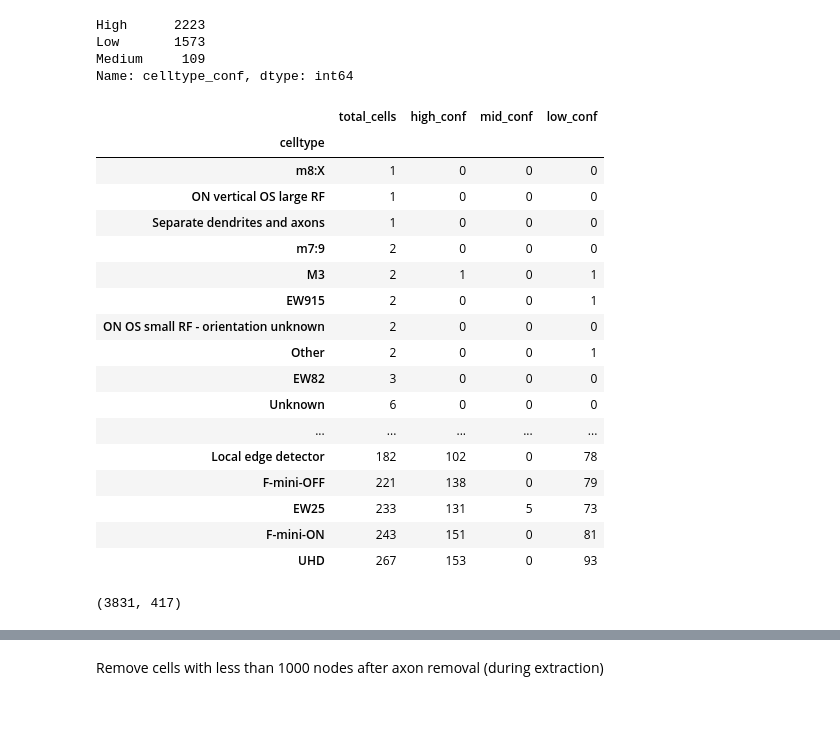
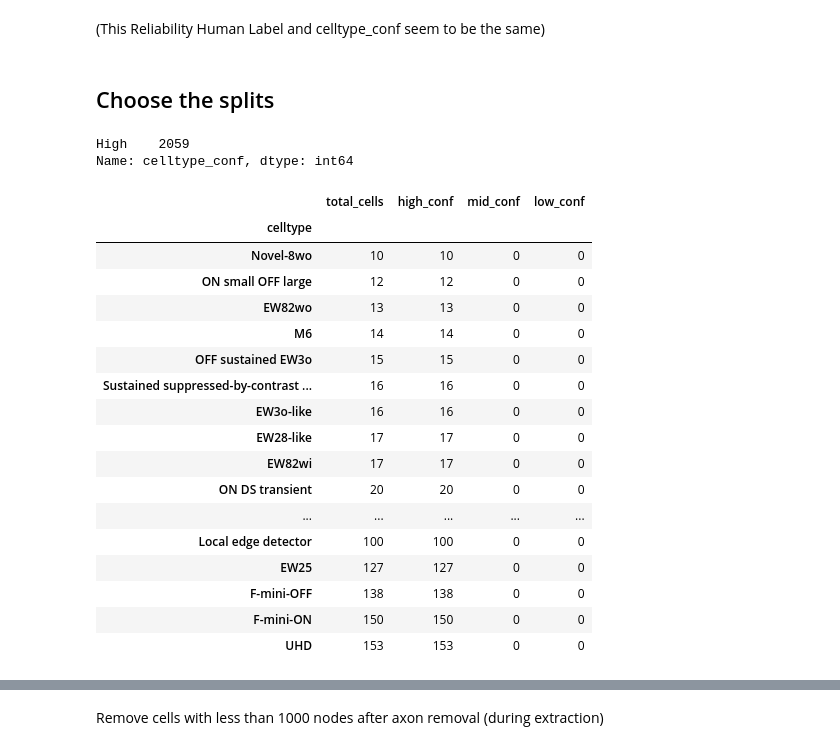
Before and after one commit to pegah81/ssl_neuron, a Jupyter notebook: ssl_neuron/data/split_data.ipynb, the cells around one changed output, grey strips where cells are left out. Cells and saved outputs as stored; diff of their text form; code cells hidden in the pictures; blank space fills up the shorter version.

Commit message:
trial 11 (remove  n_nodes, rmove bad cells, exclude 6 classes from train)

```diff
--- a/ssl_neuron/data/split_data.ipynb
+++ b/ssl_neuron/data/split_data.ipynb
@@ -13,9 +13,16 @@ sys.modules["numpy._core"] = numpy.core
 sys.modules["numpy._core.multiarray"] = numpy.core.multiarray
 sys.modules["numpy._core.numeric"] = numpy.core.numeric
 # %%
+CSV_PATH = Path(
+    "/gpfs01/berens/data/data/Eyewire2/morphologies-ew2/csv/main_all_cells/"
+    "Eyewire II Proofread Cells Main List - All Cells 2026-11-03.csv"
+)
+
+sheet = pd.read_csv(CSV_PATH)
+
 PICKLE_PATH = Path(
     "/gpfs01/berens/data/data/Eyewire2/database-exports/clf_rgcs_and_acs/"
     "df_rgcs_and_acs_2026-11-02-19h.pickle"
 )
 
-df_features = pd.read_pickle(PICKLE_PATH)
+df = pd.read_pickle(PICKLE_PATH)
@@ -21,0 +31,7 @@ df_features = pd.read_pickle(PICKLE_PATH)
+# %%
+df = pd.read_pickle(PICKLE_PATH).reset_index()
+df["Index"] = df["rows"].str.split(",")
+df = df.explode("Index")  # one row per spreadsheet row; cells with several rows get duplicated
+df["Index"]
+
+sheet = pd.read_csv(CSV_PATH, low_memory=False)
@@ -21,0 +82,12 @@ df_features = pd.read_pickle(PICKLE_PATH)
+# %%
+# Keep only high-confidence cells
+df = df[df['Reliability Human Label'] == 'High'].copy()
+
+# Keep only cell types with at least 10 high-confidence cells
+high_counts = df['celltype'].value_counts()
+valid_celltypes = high_counts[high_counts >= 10].index
+
+df = df[df['celltype'].isin(valid_celltypes)].copy()
+
+print(df.shape)
+print(df['celltype'].value_counts())
@@ -22,42 +112,44 @@ df_features = pd.read_pickle(PICKLE_PATH)
+# %% [markdown]
+(This Reliability Human Label and celltype_conf seem  to be the same)
+# %% [markdown]
+## Choose the splits
 # %%
-df_features['celltype_conf'].value_counts()
+df['celltype_conf'].value_counts()
 # %% [output]
-High      2223
-Low       1573
-Medium     109
+High    2059
 Name: celltype_conf, dtype: int64
 # %%
 summary = (
-    df_features[df_features["cellclass"] == "RGC"]
+    df[df["cellclass"] == "RGC"]
     .groupby("celltype")
     .agg(
         total_cells=("celltype", "size"),
         high_conf=("celltype_conf", lambda x: (x == "High").sum()),
         mid_conf=("celltype_conf", lambda x: (x == "Medium").sum()),
         low_conf=("celltype_conf", lambda x: (x == "Low").sum())
     )
     .sort_values("total_cells")
 )
 
 
 display(summary)
 # %% [output]
 |  | total_cells | high_conf | mid_conf | low_conf |
 | celltype |  |  |  |  |
-| m8:X | 1 | 0 | 0 | 0 |
-| ON vertical OS large RF | 1 | 0 | 0 | 0 |
-| Separate dendrites and axons | 1 | 0 | 0 | 0 |
-| m7:9 | 2 | 0 | 0 | 0 |
-| M3 | 2 | 1 | 0 | 1 |
-| EW915 | 2 | 0 | 0 | 1 |
-| ON OS small RF - orientation unknown | 2 | 0 | 0 | 0 |
-| Other | 2 | 0 | 0 | 1 |
-| EW82 | 3 | 0 | 0 | 0 |
-| Unknown | 6 | 0 | 0 | 0 |
+| Novel-8wo | 10 | 10 | 0 | 0 |
+| ON small OFF large | 12 | 12 | 0 | 0 |
+| EW82wo | 13 | 13 | 0 | 0 |
+| M6 | 14 | 14 | 0 | 0 |
+| OFF sustained EW3o | 15 | 15 | 0 | 0 |
+| Sustained suppressed-by-contrast ... | 16 | 16 | 0 | 0 |
+| EW3o-like | 16 | 16 | 0 | 0 |
+| EW28-like | 17 | 17 | 0 | 0 |
+| EW82wi | 17 | 17 | 0 | 0 |
+| ON DS transient | 20 | 20 | 0 | 0 |
 | ... | ... | ... | ... | ... |
-| Local edge detector | 182 | 102 | 0 | 78 |
-| F-mini-OFF | 221 | 138 | 0 | 79 |
-| EW25 | 233 | 131 | 5 | 73 |
-| F-mini-ON | 243 | 151 | 0 | 81 |
-| UHD | 267 | 153 | 0 | 93 |
+| Local edge detector | 100 | 100 | 0 | 0 |
+| EW25 | 127 | 127 | 0 | 0 |
+| F-mini-OFF | 138 | 138 | 0 | 0 |
+| F-mini-ON | 150 | 150 | 0 | 0 |
+| UHD | 153 | 153 | 0 | 0 |
 # %%
@@ -341,7 +433,3 @@ def split_cells(
     )
 
     return train, val, test, heldout_val_types, heldout_test_types
-# %%
-df_features[df_features["cellclass"] == "RGC"].shape
-# %% [output]
-(3831, 417)
```
Also changed, not shown: parts of 10 cells of this notebook, 9 other files.
